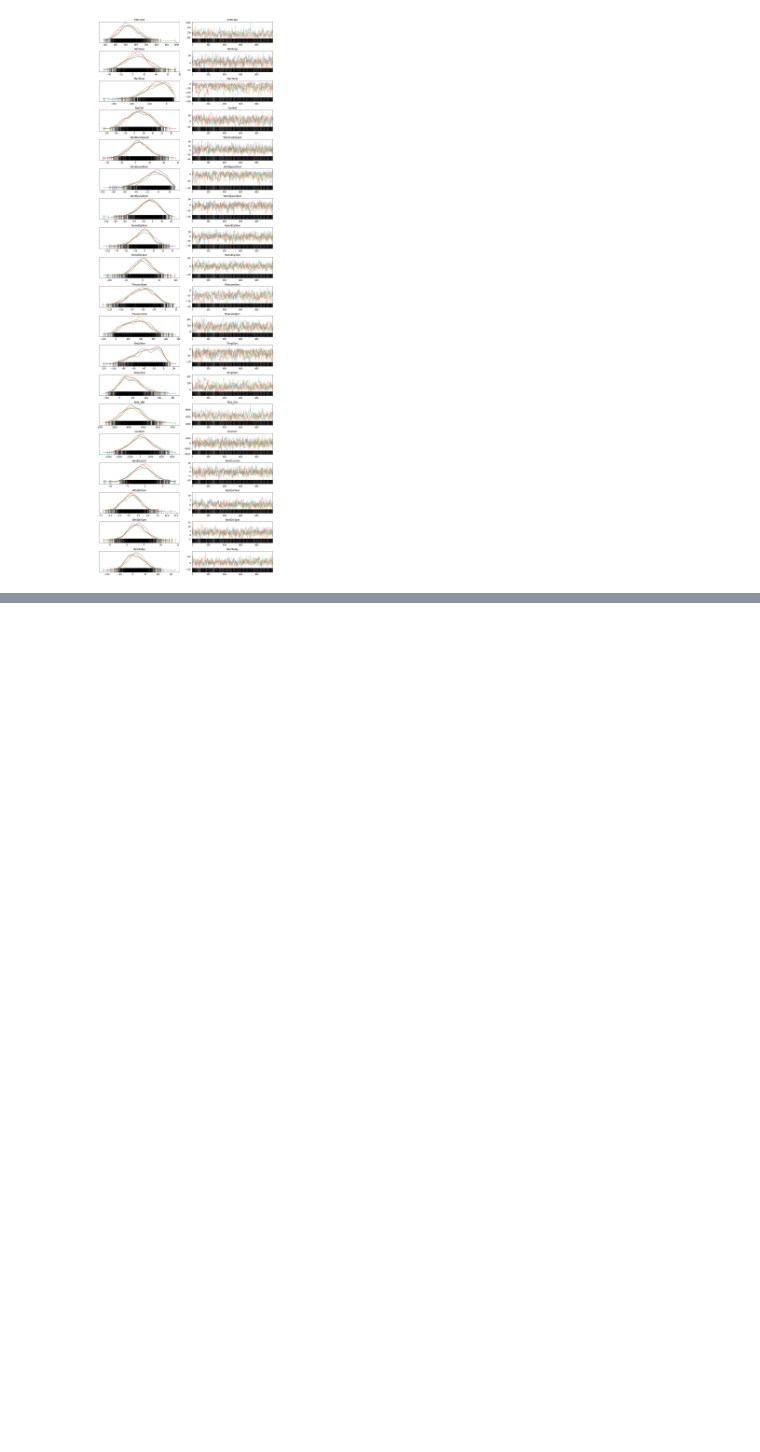
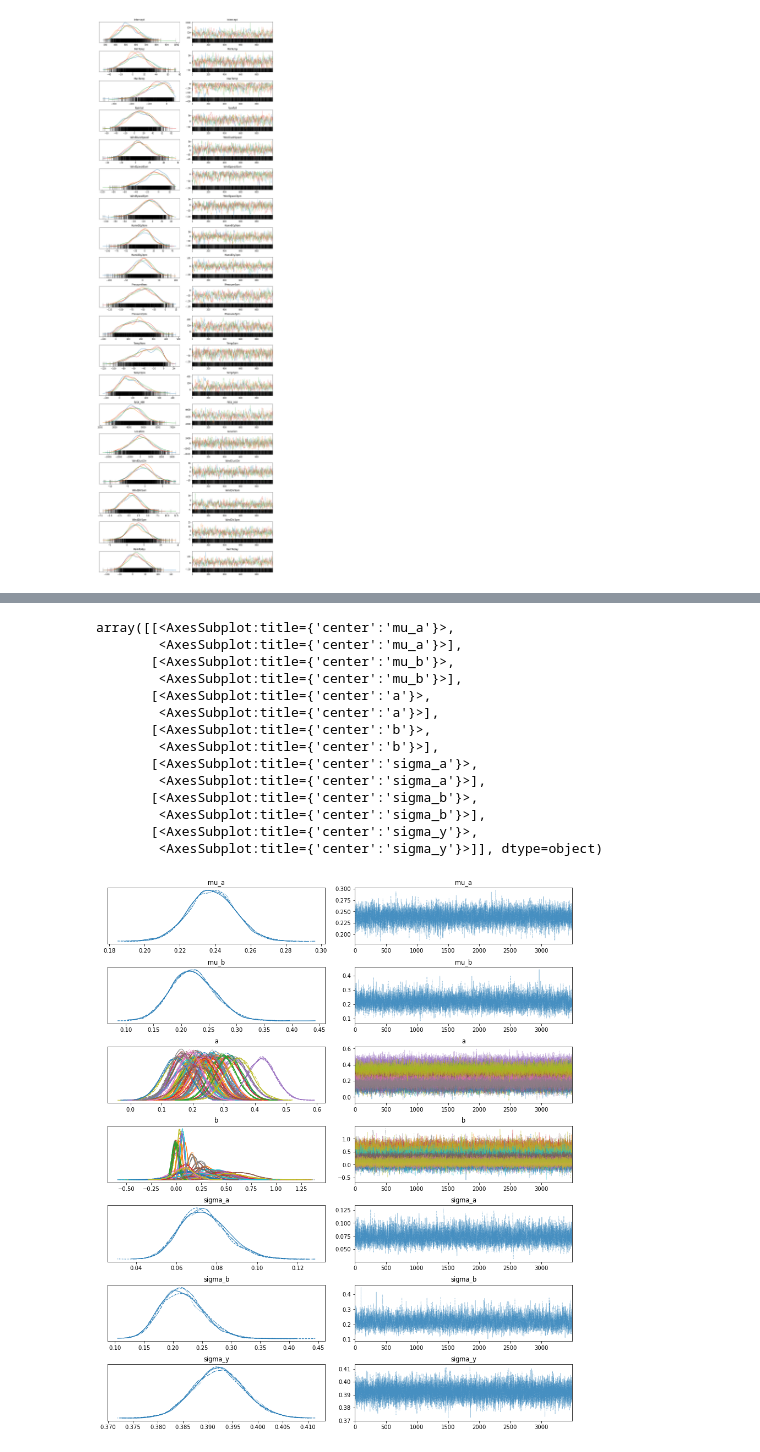
Before and after one commit to gauvand/TextSpamFiltering, a Jupyter notebook: australian_Rain/DataImputation.ipynb, the cells around one changed output, grey strips where cells are left out. Saved outputs shown, nothing was run; the diff lists cells and outputs as text; code cells hidden in the pictures; blank space fills up the shorter version.

```diff
--- a/australian_Rain/DataImputation.ipynb
+++ b/australian_Rain/DataImputation.ipynb
@@ -177,0 +248,20 @@ with logistic_model:
+# %%
+with pm.Model() as intercept_model:
+    #Priors
+    mu_a = pm.Normal('mu_a', mu=0., sd=100)
+    sigma_a = pm.Exponential("sigma_a", 0.5)
+    mu_b = pm.Normal('mu_b', mu=0., sd=100)
+    sigma_b = pm.Exponential("sigma_b", .5)
+
+    #Intercept, Random
+    a = pm.Normal('a', mu=mu_a, sd=sigma_a, shape=locations)
+    # Random slopes
+    b = pm.Normal('b', mu=mu_b, sd=sigma_b, shape=locations)
+    #Error
+    sigma_y = pm.Uniform('sigma_y', lower=0, upper=100)
+    #E(X)
+    y_hat = a[location_Code] + b[location_Code] * Rainfall
+    #Likelihood
+    y_like = pm.Normal('y_like', mu=y_hat, sd=sigma_y, observed=RainTomorrow)
+
+pm.model_to_graphviz(intercept_model)
@@ -177,0 +270,5 @@ with logistic_model:
+# %%
+with intercept_model:
+    intercept_model = pm.sample(3500, step = pm.NUTS(target_accept = 0.999), cores = 4, tune=1000)
+    intercept_model_idata = az.from_pymc3(intercept_model)
+az.summary(intercept_model_idata, round_to=2)
@@ -177,0 +293,18 @@ with logistic_model:
+# %%
+pm.traceplot(intercept_model)
+# %% [output]
+array([[<AxesSubplot:title={'center':'mu_a'}>,
+        <AxesSubplot:title={'center':'mu_a'}>],
+       [<AxesSubplot:title={'center':'mu_b'}>,
+        <AxesSubplot:title={'center':'mu_b'}>],
+       [<AxesSubplot:title={'center':'a'}>,
+        <AxesSubplot:title={'center':'a'}>],
+       [<AxesSubplot:title={'center':'b'}>,
+        <AxesSubplot:title={'center':'b'}>],
+       [<AxesSubplot:title={'center':'sigma_a'}>,
+        <AxesSubplot:title={'center':'sigma_a'}>],
+       [<AxesSubplot:title={'center':'sigma_b'}>,
+        <AxesSubplot:title={'center':'sigma_b'}>],
+       [<AxesSubplot:title={'center':'sigma_y'}>,
+        <AxesSubplot:title={'center':'sigma_y'}>]], dtype=object)
+[figure, added]
```
Also changed, not shown: parts of 12 cells of this notebook.
